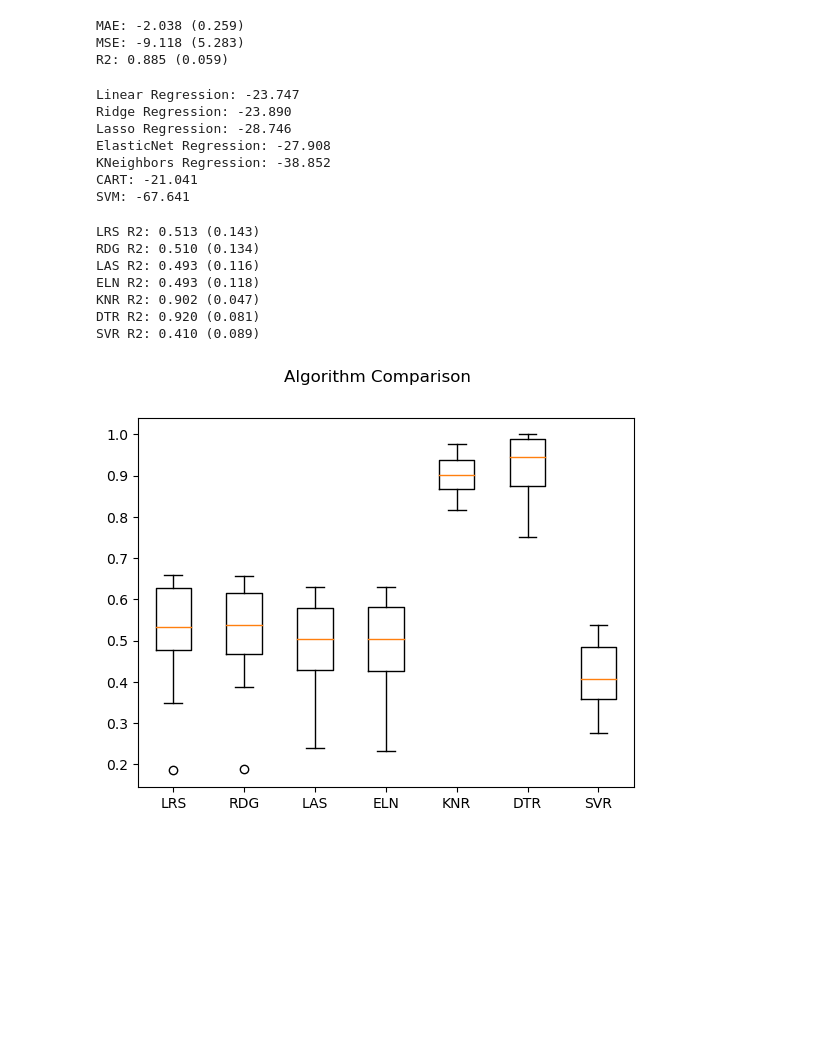
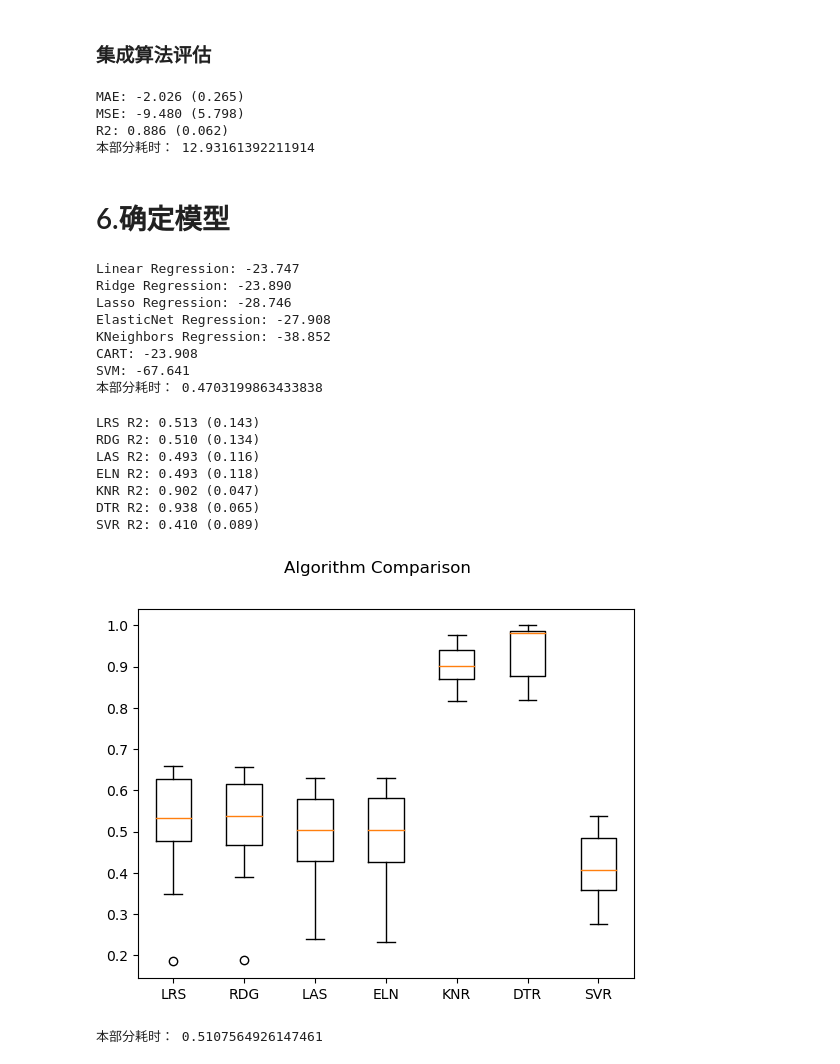
Before and after one commit to angellyao/MachineLearningInProject, a Jupyter notebook: 1_回归_波士顿房价数据预测/回归问题-波士顿房价数据预测.ipynb, the cells around one changed output. Saved outputs shown, nothing was run; the diff lists cells and outputs as text; code cells hidden in the pictures; blank space fills up the shorter version.

```diff
--- a/1_回归_波士顿房价数据预测/回归问题-波士顿房价数据预测.ipynb
+++ b/1_回归_波士顿房价数据预测/回归问题-波士顿房价数据预测.ipynb
@@ -39,0 +51,12 @@ Version: 1.3.0
+# %%
+# 优化
+# 1.不显示错误警告
+import warnings
+warnings.filterwarnings('ignore')
+
+# 2.画图过程中的中文显示
+"""
+from matplotlib import pyplot as plt
+plt.rcParams['font.family'] = ['sans-serif']
+plt.rcParams['font.sans-serif'] = ['SimHei']
+"""
@@ -343,4 +440,8 @@ ScaledGBR: -10.882430 (8.517439)
+# %% [markdown]
+### 集成算法评估
 # %%
+time1 = time.time()
+
 # 回归模型评估
 scoring = 'neg_mean_absolute_error'
 result = cross_val_score(model, X, Y, cv = kfold, scoring = scoring)
@@ -354,11 +455,20 @@ print('MSE: %.3f (%.3f)' % (result.mean(), result.std()))
 scoring = 'r2'
 result = cross_val_score(model, X, Y, cv = kfold, scoring = scoring)
 print('R2: %.3f (%.3f)' % (result.mean(), result.std()))
+
+
+time2 = time.time()
+print("本部分耗时：", time2 - time1)
 # %% [output]
-MAE: -2.038 (0.259)
-MSE: -9.118 (5.283)
-R2: 0.885 (0.059)
+MAE: -2.026 (0.265)
+MSE: -9.480 (5.798)
+R2: 0.886 (0.062)
+本部分耗时： 12.93161392211914
+# %% [markdown]
+# 6.确定模型
 # %%
+time1 = time.time()
+
 # 2大类，7种算法用于回归
 # 线性算法：线性回归、岭回归、套索回归、弹性网络回归
 # 非线性算法：K近邻算法、分类与回归树、支持向量机
@@ -409,15 +519,23 @@ model = SVR()
 scoring = 'neg_mean_squared_error'
 result = cross_val_score(model, X, Y, cv = kfold, scoring = scoring)
 print('SVM: %.3f' % result.mean())
+
+
+time2 = time.time()
+print("本部分耗时：", time2 - time1)
 # %% [output]
 Linear Regression: -23.747
 Ridge Regression: -23.890
 Lasso Regression: -28.746
 ElasticNet Regression: -27.908
 KNeighbors Regression: -38.852
-CART: -21.041
+CART: -23.908
 SVM: -67.641
+本部分耗时： 0.4703199863433838
 # %%
+time1 = time.time()
+
+
 # 上述算法的汇总
 # 将数据分为输入数据和输出结果
 array = dataset.values
@@ -435,32 +553,37 @@ models['LAS'] = Lasso()
 models['ELN'] = ElasticNet()
 models['KNR'] = KNeighborsRegressor()
 models['DTR'] = DecisionTreeRegressor()
 models['SVR'] = SVR()
 
 results = []
 
 for name in models:
     scoring = 'r2'
     result = cross_val_score(models[name], X, Y, cv = kfold, scoring = scoring)
     results.append(result)
     # msg = '%s: %.3f' % (name, result.mean())
     msg = ('%s R2: %.3f (%.3f)' % (name, result.mean(), result.std()))
     print(msg)
 
 
 # 图表显示
 fig = pyplot.figure()
 fig.suptitle('Algorithm Comparison')
 ax = fig.add_subplot(111)
 pyplot.boxplot(results)
 ax.set_xticklabels(models.keys())
 pyplot.show()
+
+
+time2 = time.time()
+print("本部分耗时：", time2 - time1)
 # %% [output]
 LRS R2: 0.513 (0.143)
 RDG R2: 0.510 (0.134)
 LAS R2: 0.493 (0.116)
 ELN R2: 0.493 (0.118)
 KNR R2: 0.902 (0.047)
-DTR R2: 0.920 (0.081)
+DTR R2: 0.938 (0.065)
 SVR R2: 0.410 (0.089)
-[figure, old version]
+[figure, new version]
+本部分耗时： 0.5107564926147461
```
Also changed, not shown: parts of 26 cells of this notebook.
